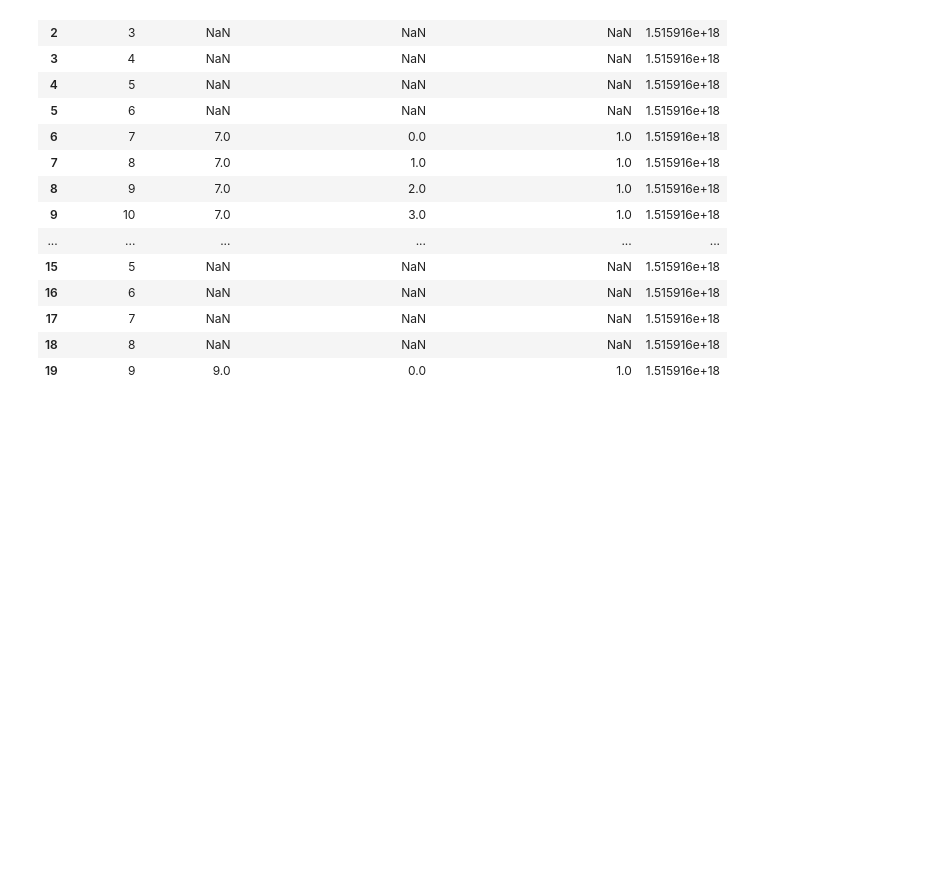
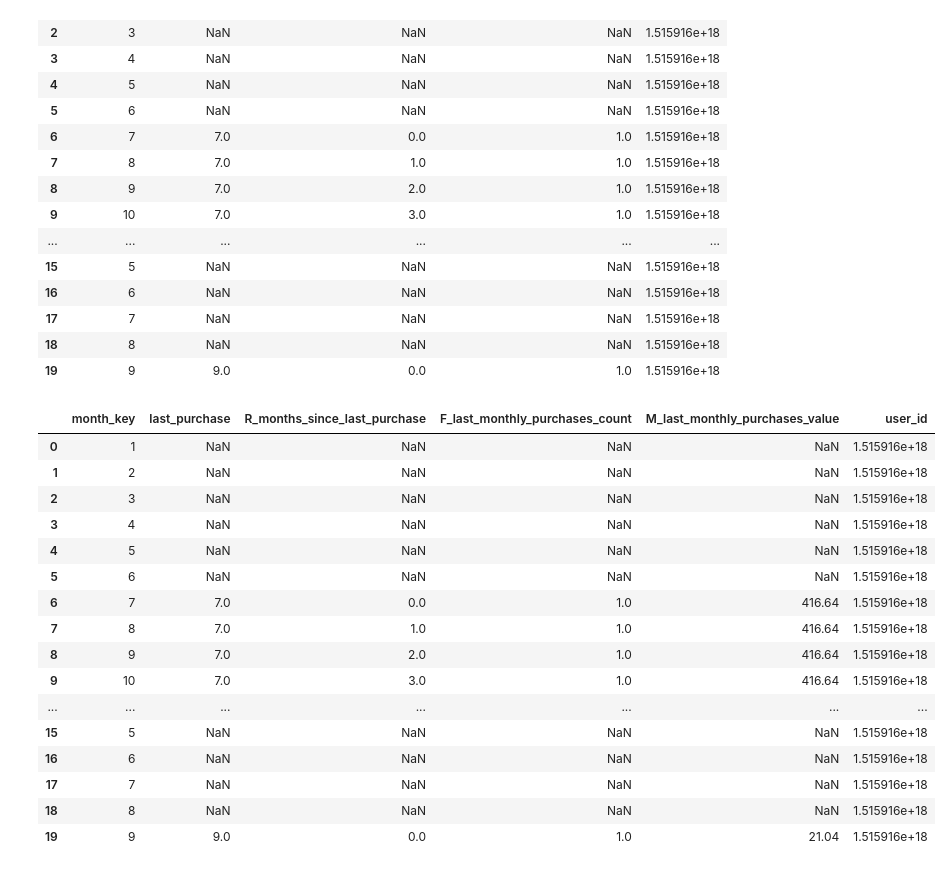
Before and after one commit to harimagar/Data-Science-Project, a Jupyter notebook: RecommendationSystem.ipynb, the cells around one changed output. Drawn from its saved outputs; the diff is of its cells as text; code cells hidden in the pictures; blank space fills up the shorter version.

```diff
--- a/RecommendationSystem.ipynb
+++ b/RecommendationSystem.ipynb
@@ -396,3 +396,33 @@ df_rfm.head(20)
 | 17 | 7 | NaN | NaN | NaN | 1.515916e+18 |
 | 18 | 8 | NaN | NaN | NaN | 1.515916e+18 |
 | 19 | 9 | 9.0 | 0.0 | 1.0 | 1.515916e+18 |
+# %%
+# Monetary
+# user last monthly purchase value
+df_user_month_purchases = df_data.groupby(['month_key','user_id'])['price'].sum().reset_index()
+df_rfm=df_rfm.merge(df_user_month_purchases, how='left', on=['month_key','user_id'])
+
+# fill in  last purchase month
+user_ids = df_rfm[['user_id']]
+df_rfm = df_rfm.groupby('user_id').ffill()
+df_rfm['user_id'] = user_ids
+df_rfm = df_rfm.rename(columns={"price":"M_last_monthly_purchases_value"})
+df_rfm.head(20)
+# %% [output]
+|  | month_key | last_purchase | R_months_since_last_purchase | F_last_monthly_purchases_count | M_last_monthly_purchases_value | user_id |
+| 0 | 1 | NaN | NaN | NaN | NaN | 1.515916e+18 |
+| 1 | 2 | NaN | NaN | NaN | NaN | 1.515916e+18 |
+| 2 | 3 | NaN | NaN | NaN | NaN | 1.515916e+18 |
+| 3 | 4 | NaN | NaN | NaN | NaN | 1.515916e+18 |
+| 4 | 5 | NaN | NaN | NaN | NaN | 1.515916e+18 |
+| 5 | 6 | NaN | NaN | NaN | NaN | 1.515916e+18 |
+| 6 | 7 | 7.0 | 0.0 | 1.0 | 416.64 | 1.515916e+18 |
+| 7 | 8 | 7.0 | 1.0 | 1.0 | 416.64 | 1.515916e+18 |
+| 8 | 9 | 7.0 | 2.0 | 1.0 | 416.64 | 1.515916e+18 |
+| 9 | 10 | 7.0 | 3.0 | 1.0 | 416.64 | 1.515916e+18 |
+| ... | ... | ... | ... | ... | ... | ... |
+| 15 | 5 | NaN | NaN | NaN | NaN | 1.515916e+18 |
+| 16 | 6 | NaN | NaN | NaN | NaN | 1.515916e+18 |
+| 17 | 7 | NaN | NaN | NaN | NaN | 1.515916e+18 |
+| 18 | 8 | NaN | NaN | NaN | NaN | 1.515916e+18 |
+| 19 | 9 | 9.0 | 0.0 | 1.0 | 21.04 | 1.515916e+18 |
```
Also changed, not shown: parts of 4 cells of this notebook.
